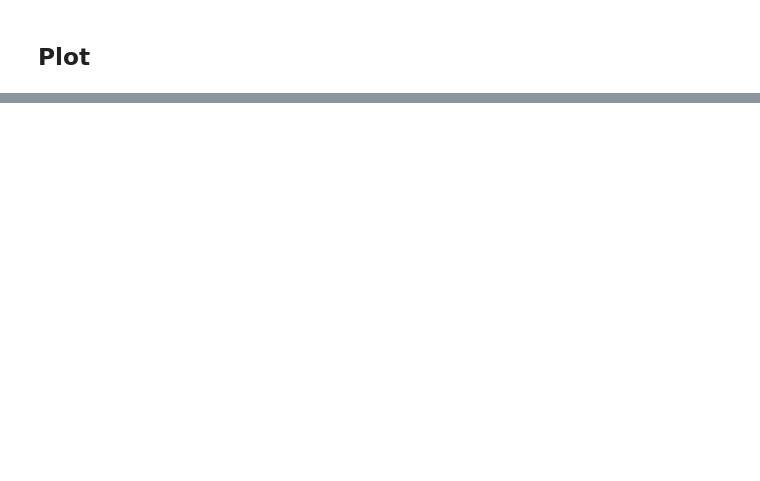
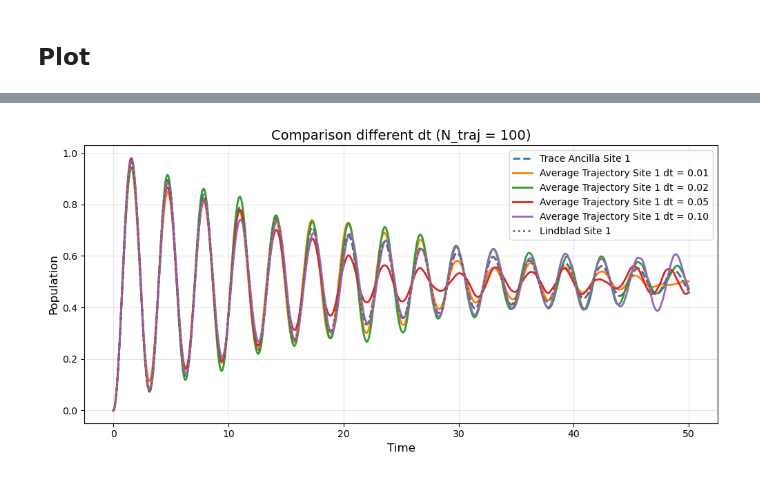
Before and after one commit to francescociavarella/Collisional-Methods, a Jupyter notebook: Codes/Task 1.ipynb, the cells around one changed output, grey strips where cells are left out. Drawn from its saved outputs; the diff is of its cells as text; code cells hidden in the pictures; blank space fills up the shorter version.

```diff
--- a/Codes/Task 1.ipynb
+++ b/Codes/Task 1.ipynb
@@ -868,0 +916,33 @@ plt.show()
+# %%
+# Plot per il sito 1 (|10>)
+fig02, ax = plt.subplots(figsize=(10, 5))
+
+# Trace Ancilla (uguale per tutti i dt, uso 0.01)
+ax.plot(results[0.01][100]['times'], results[0.01][100]['trace_ancilla'][0, :],
+        label=r'Trace Ancilla Site 1', linewidth=2, linestyle='--')
+
+# Average trajectories per diversi dt
+ax.plot(results[0.01][100]['times'], results[0.01][100]['trajectory_wf']['average_pop'][0, :],
+        label=r'Average Trajectory Site 1 dt = 0.01', linewidth=2)
+ax.plot(results[0.02][100]['times'], results[0.02][100]['trajectory_wf']['average_pop'][0, :],
+        label=r'Average Trajectory Site 1 dt = 0.02', linewidth=2)
+ax.plot(results[0.05][100]['times'], results[0.05][100]['trajectory_wf']['average_pop'][0, :],
+        label=r'Average Trajectory Site 1 dt = 0.05', linewidth=2)
+ax.plot(results[0.10][100]['times'], results[0.10][100]['trajectory_wf']['average_pop'][0, :],
+        label=r'Average Trajectory Site 1 dt = 0.10', linewidth=2)
+
+# Lindblad (uso dt=0.01, uguale per tutti)
+ax.plot(results[0.01][100]['times'], np.real(results[0.01][100]['lindblad']['rho_list'][:, 2, 2]),
+        label=r'Lindblad Site 1', linewidth=2, linestyle=':')
+
+ax.set_xlabel('Time', fontsize=12)
+ax.set_ylabel('Population', fontsize=12)
+ax.set_title(f'Comparison different dt (N_traj = 100)', fontsize=14)
+ax.legend(fontsize=10)
+ax.grid(True, alpha=0.3)
+plt.tight_layout()
+#ax.set_xlim(35, 45)
+#ax.set_ylim(0.3, 0.7)
+plt.show()
+# %% [output]
+[figure, added]
```
Also changed, not shown: parts of 14 cells of this notebook, 3 other files.
